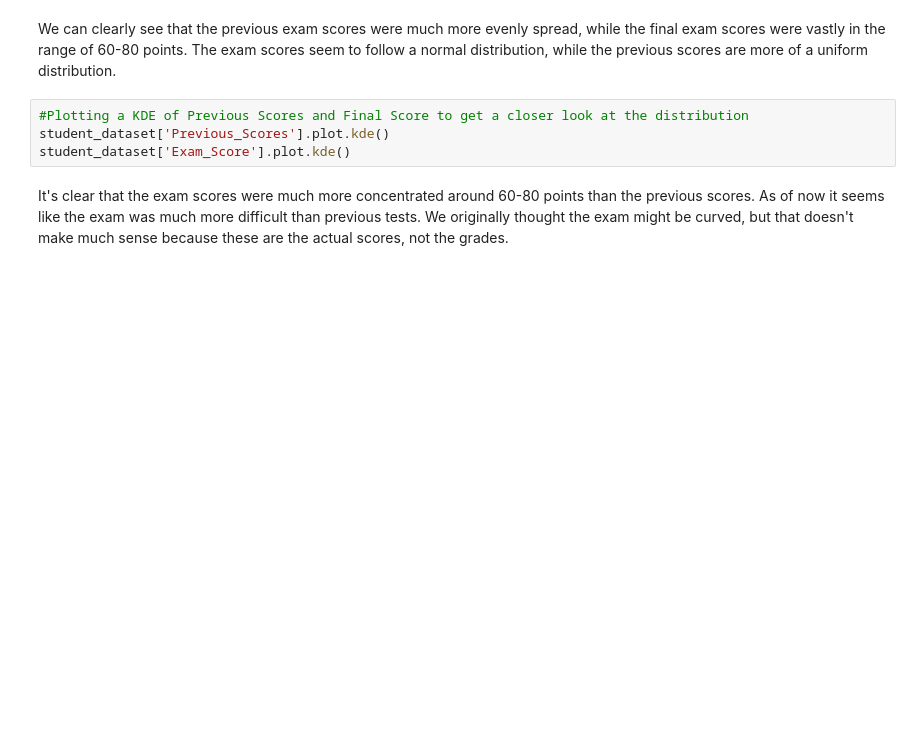
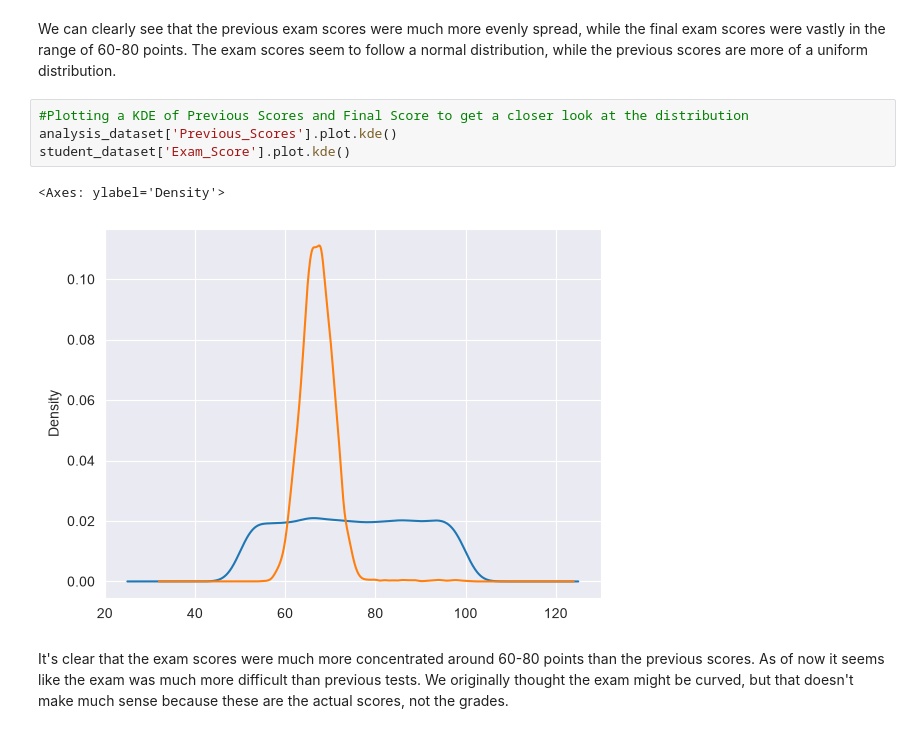
Before and after one commit to Wilbnil/Prakmas-2026, a Jupyter notebook: Oblig 1/Training and Evaluating Baseline Models.ipynb, the cells around one changed output. Saved outputs shown, nothing was run; the diff lists cells and outputs as text; blank space fills up the shorter version.

```diff
--- a/Oblig 1/Training and Evaluating Baseline Models.ipynb
+++ b/Oblig 1/Training and Evaluating Baseline Models.ipynb
@@ -178,8 +290,11 @@ student_dataset.hist(ax=ax)
 We can clearly see that the previous exam scores were much more evenly spread, while the final exam scores were vastly in the range of 60-80 points. The exam scores seem to follow a normal distribution, while the previous scores are more of a uniform distribution.
 # %%
 #Plotting a KDE of Previous Scores and Final Score to get a closer look at the distribution
-student_dataset['Previous_Scores'].plot.kde()
+analysis_dataset['Previous_Scores'].plot.kde()
 student_dataset['Exam_Score'].plot.kde()
+# %% [output]
+<Axes: ylabel='Density'>
+[figure, added]
 # %% [markdown]
 It's clear that the exam scores were much more concentrated around 60-80 points than the previous scores. As of now it seems like the exam was much more difficult than previous tests. We originally thought the exam might be curved, but that doesn't make much sense because these are the actual scores, not the grades.
 # %%
```
Also changed, not shown: parts of 29 cells of this notebook.
